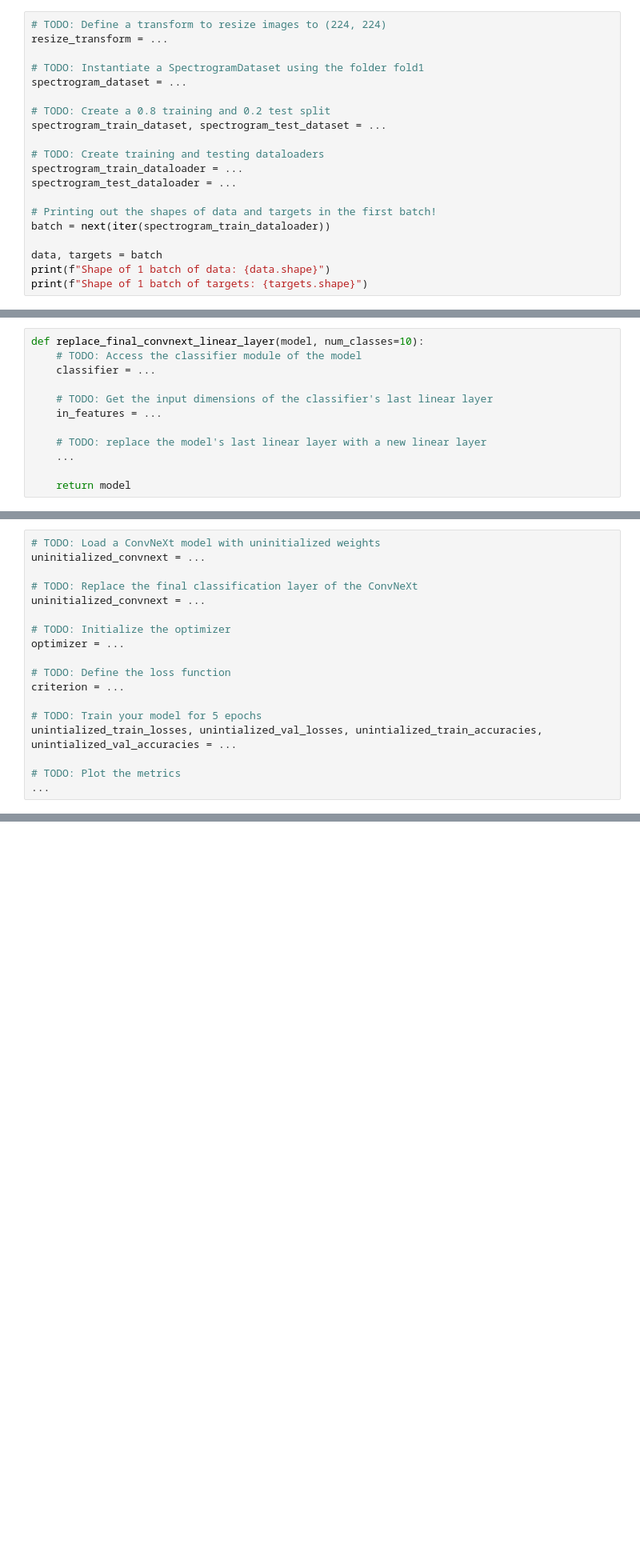
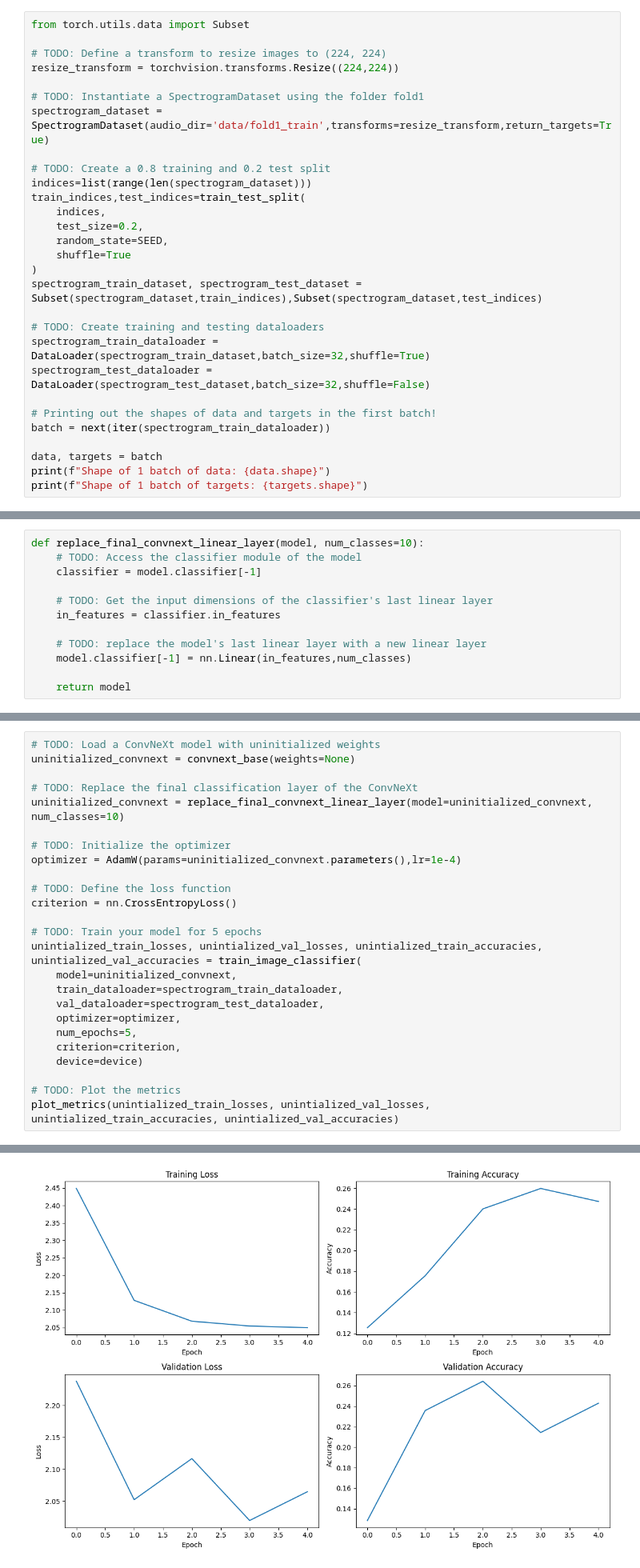
Before and after one commit to AshfordLee/UCB_CS189, a Jupyter notebook: FA25/hw/hw4/hw4_part2.ipynb, the cells around one changed output, grey strips where cells are left out. Shown at 80% size. Drawn from its saved outputs; the diff is of its cells as text; blank space fills up the shorter version.

```diff
--- a/FA25/hw/hw4/hw4_part2.ipynb
+++ b/FA25/hw/hw4/hw4_part2.ipynb
@@ -1343,18 +1419,27 @@ Using the SpectrogramDataset we just defined, let's prepare our training and val
 # %% [markdown]
 <!-- BEGIN QUESTION -->
 # %%
+from torch.utils.data import Subset
+
 # TODO: Define a transform to resize images to (224, 224)
-resize_transform = ...
+resize_transform = torchvision.transforms.Resize((224,224))
 
 # TODO: Instantiate a SpectrogramDataset using the folder fold1
-spectrogram_dataset = ...
+spectrogram_dataset = SpectrogramDataset(audio_dir='data/fold1_train',transforms=resize_transform,return_targets=True)
 
 # TODO: Create a 0.8 training and 0.2 test split
-spectrogram_train_dataset, spectrogram_test_dataset = ...
+indices=list(range(len(spectrogram_dataset)))
+train_indices,test_indices=train_test_split(
+    indices,
+    test_size=0.2,
+    random_state=SEED,
+    shuffle=True
+)
+spectrogram_train_dataset, spectrogram_test_dataset = Subset(spectrogram_dataset,train_indices),Subset(spectrogram_dataset,test_indices)
 
 # TODO: Create training and testing dataloaders
-spectrogram_train_dataloader = ...
-spectrogram_test_dataloader = ...
+spectrogram_train_dataloader = DataLoader(spectrogram_train_dataset,batch_size=32,shuffle=True)
+spectrogram_test_dataloader = DataLoader(spectrogram_test_dataset,batch_size=32,shuffle=False)
 
 # Printing out the shapes of data and targets in the first batch!
 batch = next(iter(spectrogram_train_dataloader))
@@ -1551,13 +1639,13 @@ When working with PyTorch models like ConvNeXt, it's important to understand how
 # %%
 def replace_final_convnext_linear_layer(model, num_classes=10):
     # TODO: Access the classifier module of the model
-    classifier = ...
+    classifier = model.classifier[-1]
 
     # TODO: Get the input dimensions of the classifier's last linear layer
-    in_features = ...
+    in_features = classifier.in_features
 
     # TODO: replace the model's last linear layer with a new linear layer
-    ...
+    model.classifier[-1] = nn.Linear(in_features,num_classes)
 
     return model
 # %% [markdown]
@@ -1654,19 +1742,27 @@ Your model should reach **> 0.20** training accuracy after **5 epochs.**
 <!-- BEGIN QUESTION -->
 # %%
 # TODO: Load a ConvNeXt model with uninitialized weights
-uninitialized_convnext = ...
+uninitialized_convnext = convnext_base(weights=None)
 
 # TODO: Replace the final classification layer of the ConvNeXt
-uninitialized_convnext = ...
+uninitialized_convnext = replace_final_convnext_linear_layer(model=uninitialized_convnext, num_classes=10)
 
 # TODO: Initialize the optimizer
-optimizer = ...
+optimizer = AdamW(params=uninitialized_convnext.parameters(),lr=1e-4)
 
 # TODO: Define the loss function
-criterion = ...
+criterion = nn.CrossEntropyLoss()
 
 # TODO: Train your model for 5 epochs
-unintialized_train_losses, unintialized_val_losses, unintialized_train_accuracies, unintialized_val_accuracies = ...
+unintialized_train_losses, unintialized_val_losses, unintialized_train_accuracies, unintialized_val_accuracies = train_image_classifier(
+    model=uninitialized_convnext,
+    train_dataloader=spectrogram_train_dataloader,
+    val_dataloader=spectrogram_test_dataloader,
+    optimizer=optimizer,
+    num_epochs=5,
+    criterion=criterion,
+    device=device)
 
 # TODO: Plot the metrics
-...
+plot_metrics(unintialized_train_losses, unintialized_val_losses, unintialized_train_accuracies, unintialized_val_accuracies)
+# %% [output]
@@ -1673,3 +1783,4 @@ unintialized_train_losses, unintialized_val_losses, unintialized_train_accuracie
+[figure, added]
 # %% [markdown]
 <!-- END QUESTION -->
 
```
Also changed, not shown: parts of 20 cells of this notebook, 1 other file.
